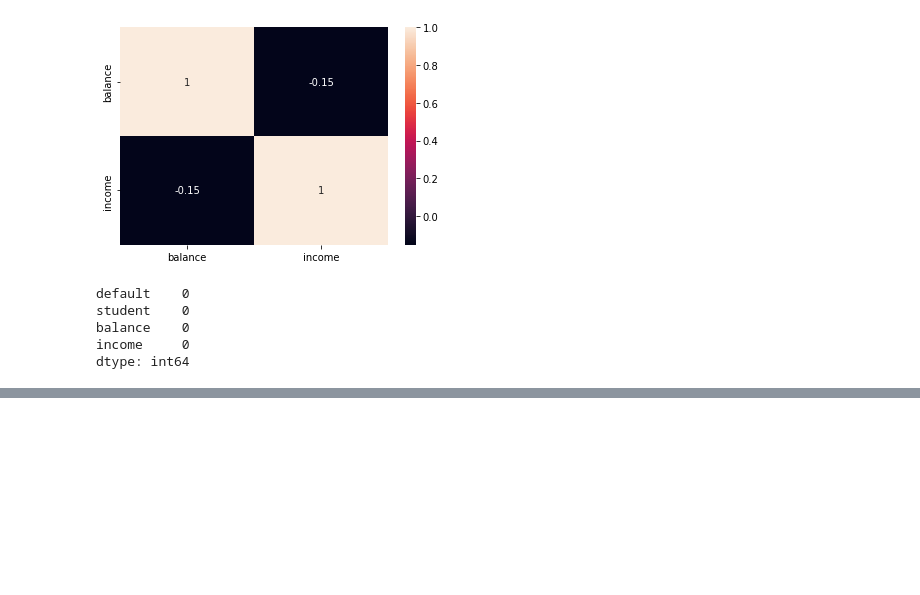
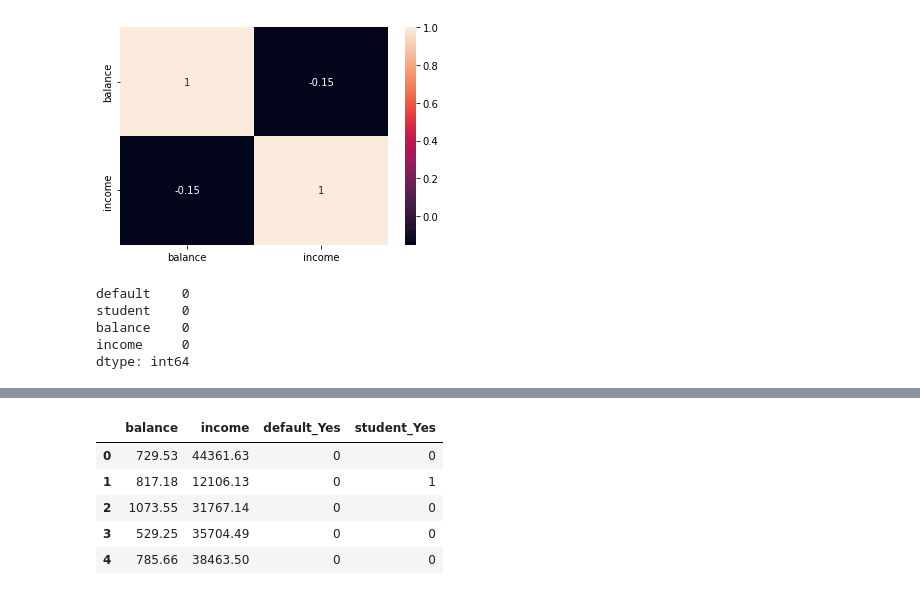
Before and after one commit to Rishiraj-singh7/Financial-data-Analysis, a Jupyter notebook: main.ipynb, the cells around one changed output, grey strips where cells are left out. Saved outputs shown, nothing was run; the diff lists cells and outputs as text; code cells hidden in the pictures; blank space fills up the shorter version.

```diff
--- a/main.ipynb
+++ b/main.ipynb
@@ -122,0 +177,9 @@ dtype: int64
+# %%
+Default.head()
+# %% [output]
+|  | balance | income | default_Yes | student_Yes |
+| 0 | 729.53 | 44361.63 | 0 | 0 |
+| 1 | 817.18 | 12106.13 | 0 | 1 |
+| 2 | 1073.55 | 31767.14 | 0 | 0 |
+| 3 | 529.25 | 35704.49 | 0 | 0 |
+| 4 | 785.66 | 38463.50 | 0 | 0 |
```
Also changed, not shown: parts of 9 cells of this notebook.
